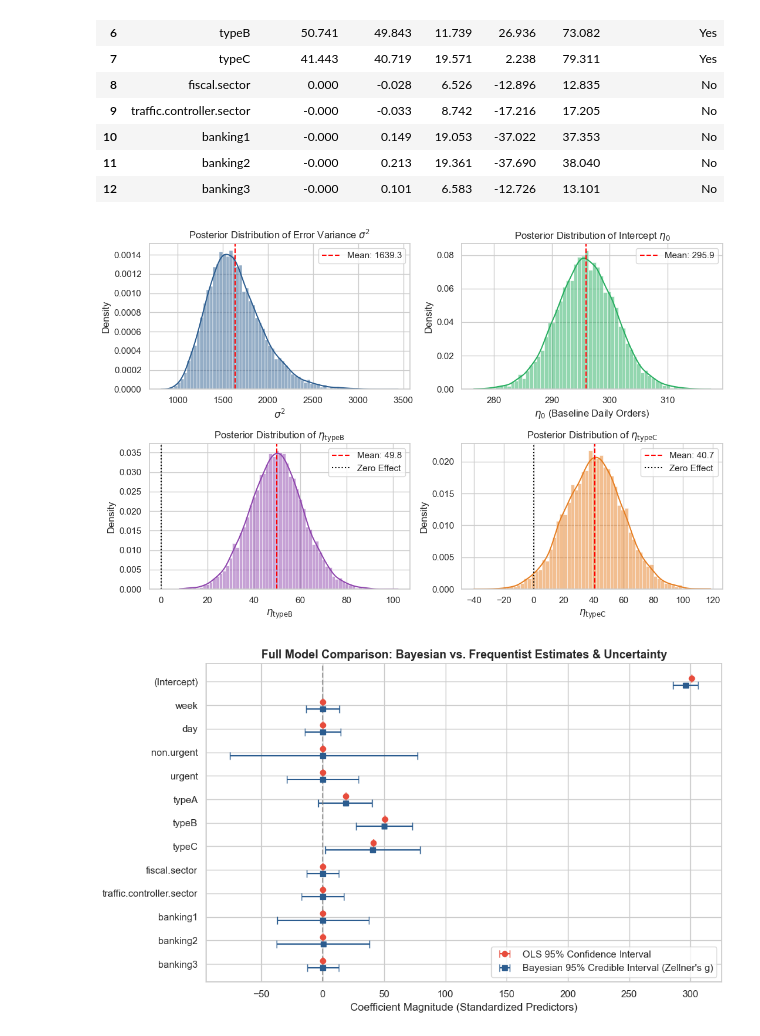
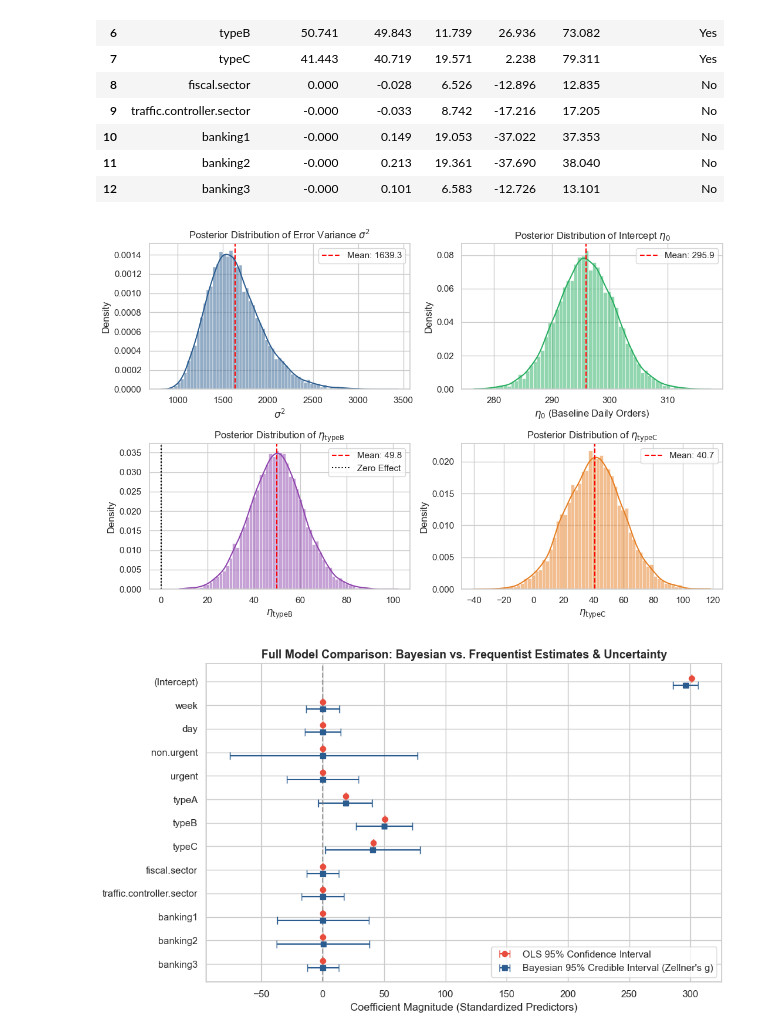
Before and after one commit to lowell-monis/msu-ai-workshops, a Jupyter notebook: workshops/workshop4/bayesian_linear_regression_demo.ipynb, the cells around one changed output. Cells and saved outputs as stored; diff of their text form; code cells hidden in the pictures.

```diff
--- a/workshops/workshop4/bayesian_linear_regression_demo.ipynb
+++ b/workshops/workshop4/bayesian_linear_regression_demo.ipynb
@@ -315,42 +315,42 @@ full_results_df.round(3)
 # Posterior Distribution Histograms & KDE for Key Parameters
 fig, axes = plt.subplots(2, 2, figsize=(11, 7))
 
-# 1. Error variance sigma^2
+# Error variance sigma^2
 sns.histplot(sigma2_samples, kde=True, ax=axes[0, 0], color='#2b5c8f', stat='density')
 axes[0, 0].axvline(np.mean(sigma2_samples), color='red', linestyle='--', label=f'Mean: {np.mean(sigma2_samples):.1f}')
 axes[0, 0].set_title(r'Posterior Distribution of Error Variance $\sigma^2$')
 axes[0, 0].set_xlabel(r'$\sigma^2$')
 axes[0, 0].legend()
 
-# 2. Intercept
+# Intercept
 sns.histplot(beta_samples[:, 0], kde=True, ax=axes[0, 1], color='#27ae60', stat='density')
 axes[0, 1].axvline(bayes_mean[0], color='red', linestyle='--', label=f'Mean: {bayes_mean[0]:.1f}')
 axes[0, 1].set_title(r'Posterior Distribution of Intercept $\eta_0$')
 axes[0, 1].set_xlabel(r'$\eta_0$ (Baseline Daily Orders)')
 axes[0, 1].legend()
 
-# 3. Order Type B (Significant positive driver)
+# Order Type B
 idx_b = param_names.index('typeB')
 sns.histplot(beta_samples[:, idx_b], kde=True, ax=axes[1, 0], color='#8e44ad', stat='density')
 axes[1, 0].axvline(bayes_mean[idx_b], color='red', linestyle='--', label=f'Mean: {bayes_mean[idx_b]:.1f}')
 axes[1, 0].axvline(0, color='black', linestyle=':', label='Zero Effect')
 axes[1, 0].set_title(r'Posterior Distribution of $\eta_{\mathrm{typeB}}$')
 axes[1, 0].set_xlabel(r'$\eta_{\mathrm{typeB}}$')
 axes[1, 0].legend()
 
-# 4. Order Type C (Significant positive driver)
+# Order Type C
 idx_c = param_names.index('typeC')
 sns.histplot(beta_samples[:, idx_c], kde=True, ax=axes[1, 1], color='#e67e22', stat='density')
 axes[1, 1].axvline(bayes_mean[idx_c], color='red', linestyle='--', label=f'Mean: {bayes_mean[idx_c]:.1f}')
-axes[1, 1].axvline(0, color='black', linestyle=':', label='Zero Effect')
+axes[1, 0].axvline(0, color='black', linestyle=':', label='Zero Effect')
 axes[1, 1].set_title(r'Posterior Distribution of $\eta_{\mathrm{typeC}}$')
 axes[1, 1].set_xlabel(r'$\eta_{\mathrm{typeC}}$')
 axes[1, 1].legend()
 
 plt.tight_layout()
 plt.show()
 # %% [output]
-[figure, old version]
+[figure, new version]
 # %%
 # 95% Credible Intervals (Bayesian) vs. 95% Confidence Intervals (OLS)
 fig, ax = plt.subplots(figsize=(10, 6))
```
Also changed, not shown: parts of 3 cells of this notebook, 2 other files.
